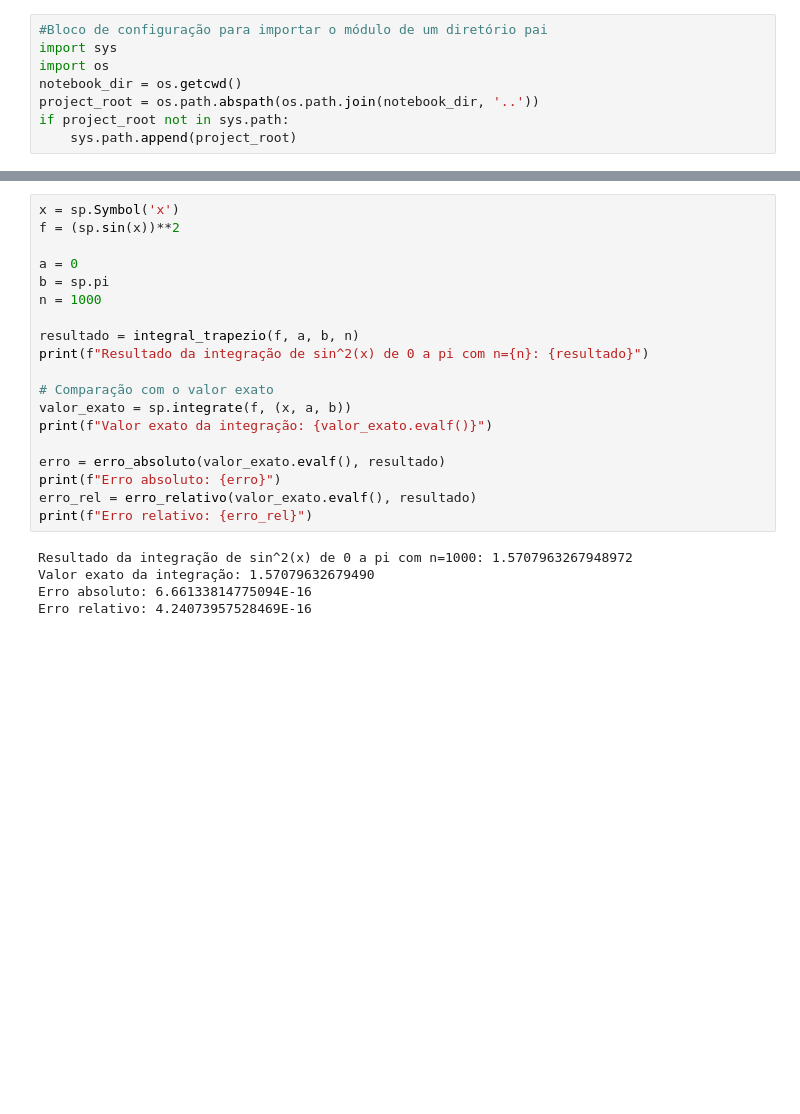
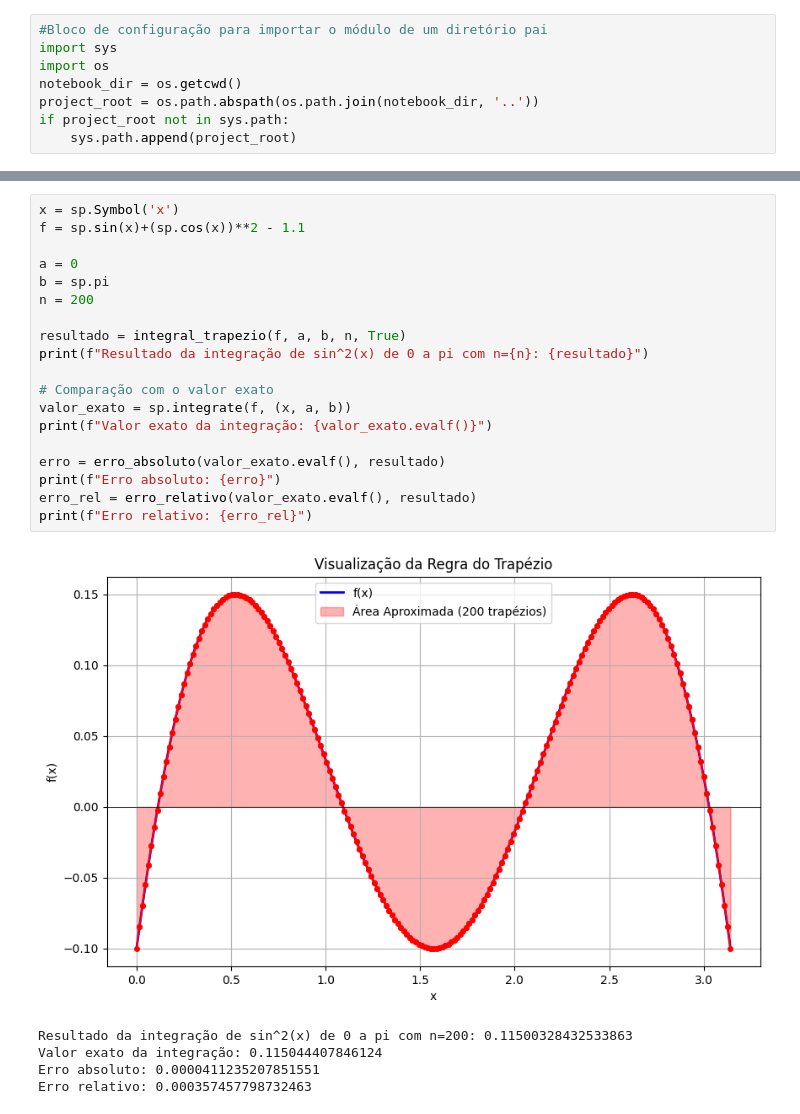
Before and after one commit to Mateus-Band/CB2325NumericaG07, a Jupyter notebook: notebooks_demos/integracao_demo.ipynb, the cells around one changed output, grey strips where cells are left out. Cells and saved outputs as stored; diff of their text form; blank space fills up the shorter version.

Commit message:
finalização da integral_trapezio e seu plot, alem de pequenas correções

```diff
--- a/notebooks_demos/integracao_demo.ipynb
+++ b/notebooks_demos/integracao_demo.ipynb
@@ -15,24 +33,25 @@ import sympy as sp
 # %%
 x = sp.Symbol('x')
-f = (sp.sin(x))**2
+f = sp.sin(x)+(sp.cos(x))**2 - 1.1
 
 a = 0
 b = sp.pi
-n = 1000
+n = 200
 
-resultado = integral_trapezio(f, a, b, n)
+resultado = integral_trapezio(f, a, b, n, True)
 print(f"Resultado da integração de sin^2(x) de 0 a pi com n={n}: {resultado}")
 
 # Comparação com o valor exato
 valor_exato = sp.integrate(f, (x, a, b))
 print(f"Valor exato da integração: {valor_exato.evalf()}")
 
 erro = erro_absoluto(valor_exato.evalf(), resultado)
 print(f"Erro absoluto: {erro}")
 erro_rel = erro_relativo(valor_exato.evalf(), resultado)
 print(f"Erro relativo: {erro_rel}")
 # %% [output]
+[figure, added]
-Resultado da integração de sin^2(x) de 0 a pi com n=1000: 1.5707963267948972
-Valor exato da integração: 1.57079632679490
-Erro absoluto: 6.66133814775094E-16
-Erro relativo: 4.24073957528469E-16
+Resultado da integração de sin^2(x) de 0 a pi com n=200: 0.11500328432533863
+Valor exato da integração: 0.115044407846124
+Erro absoluto: 0.0000411235207851551
+Erro relativo: 0.000357457798732463
```
Also changed, not shown: parts of 1 cell of this notebook, 2 other files.
